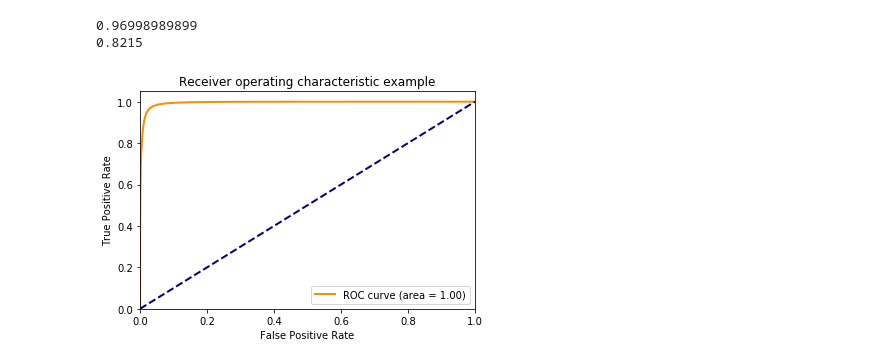
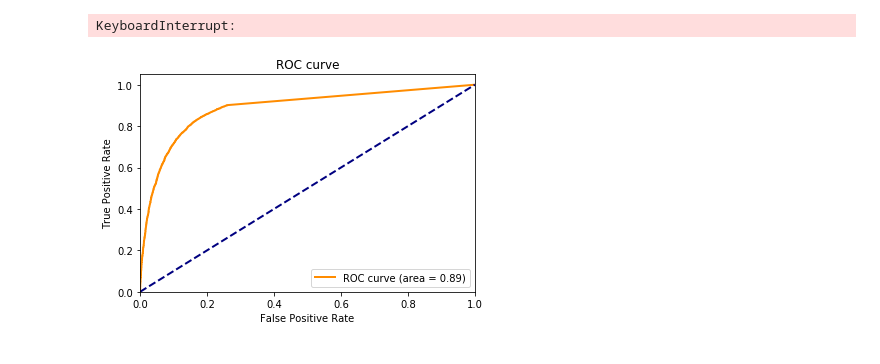
Before and after one commit to EPFLMachineLearningTeamYoor/Project02, a Jupyter notebook: word_count/classify_word_count_full_all_cleaned.ipynb, the cells around one changed output. Saved outputs shown, nothing was run; the diff lists cells and outputs as text; code cells hidden in the pictures.

```diff
--- a/word_count/classify_word_count_full_all_cleaned.ipynb
+++ b/word_count/classify_word_count_full_all_cleaned.ipynb
@@ -166,0 +199,15 @@ generator=batch_generator(x, y, batch_size)
+# %%
+def to_array_if_sparse(x):
+    if type(x) is scipy.sparse.csr.csr_matrix:
+        return x.toarray()
+    return x
+# %%
+def predict(model, x, sz = 500):
+    res = []
+    N = x.shape[0]
+    batches = N // sz
+    if batches * sz < N:
+        batches += 1
+    for batch in tqdm(range(batches)):
+        res += list(model.predict(to_array_if_sparse(x[batch * sz:(batch + 1) * sz,:])).flatten())
+    return np.array(res).flatten()
@@ -167,27 +217,29 @@ generator=batch_generator(x, y, batch_size)
 # %%
-# print resulting loss
-print(clf.score(x, y))
-print(clf.score(x_val, y_val))
+# print resulting train/val losses
+print('Accuracy on test: %.3f, on validation: %.3f' % (score(model, x, y), score(model, x_val, y_val)))
 # %% [output]
-0.96998989899
-0.8215
+KeyboardInterrupt:
 # %%
-fpr, tpr, _ = roc_curve(y, clf.predict_proba(x)[:, 1])
-roc_auc = auc(fpr, tpr)
+# plot ROC curve
+def plot_ROC(x, y, model):
+    fpr, tpr, _ = roc_curve(y, predict(model, x))
+    roc_auc = auc(fpr, tpr)
 
-plt.figure()
-lw = 2
-plt.plot(fpr, tpr, color='darkorange', lw=lw, label='ROC curve (area = %0.2f)' % roc_auc)
-plt.plot([0, 1], [0, 1], color='navy', lw=lw, linestyle='--')
-plt.xlim([0.0, 1.0])
-plt.ylim([0.0, 1.05])
-plt.xlabel('False Positive Rate')
-plt.ylabel('True Positive Rate')
-plt.title('Receiver operating characteristic example')
-plt.legend(loc="lower right")
-plt.show()
+    plt.figure()
+    lw = 2
+    plt.plot(fpr, tpr, color='darkorange', lw=lw, label='ROC curve (area = %0.2f)' % roc_auc)
+    plt.plot([0, 1], [0, 1], color='navy', lw=lw, linestyle='--')
+    plt.xlim([0.0, 1.0])
+    plt.ylim([0.0, 1.05])
+    plt.xlabel('False Positive Rate')
+    plt.ylabel('True Positive Rate')
+    plt.title('ROC curve')
+    plt.legend(loc="lower right")
+    plt.show()
-# %% [output]
-[figure, removed]
+# %%
+plot_ROC(x_val, y_val, model)
+# %% [output]
+[figure, added]
 # %%
 # open train and predict
 def test_to_dataset(filename):
```
Also changed, not shown: parts of 30 cells of this notebook, 1 other file.
